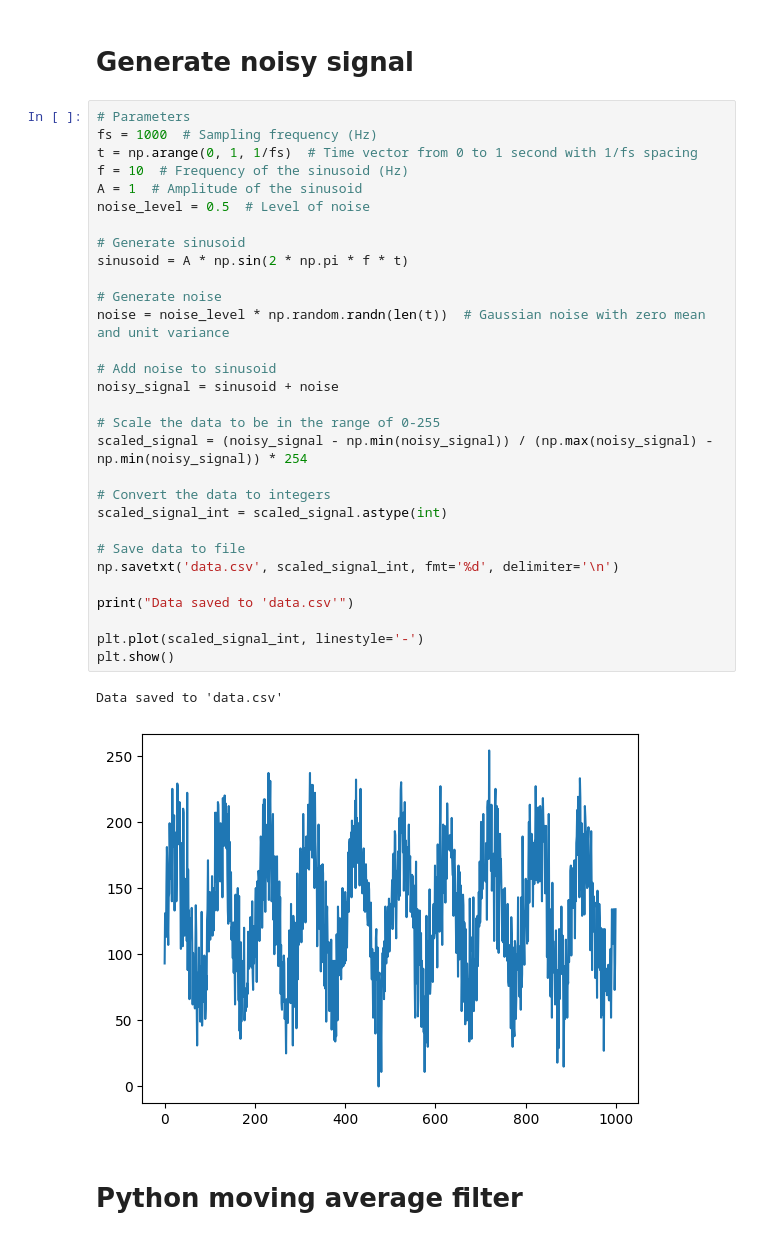
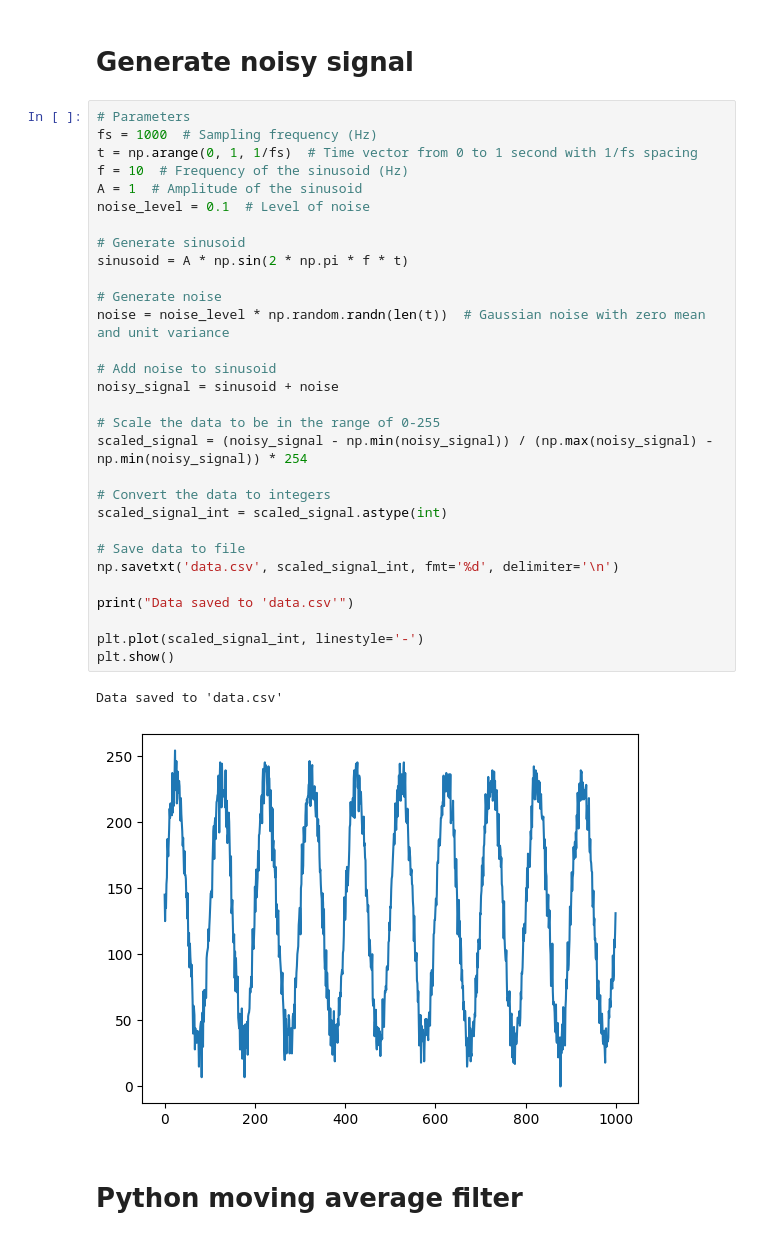
Before and after one commit to murrayinglis/YODA, a Jupyter notebook: smoothing_filter.ipynb, the cells around one changed output. Drawn from its saved outputs; the diff is of its cells as text.

```diff
--- a/smoothing_filter.ipynb
+++ b/smoothing_filter.ipynb
@@ -8,35 +8,35 @@ import subprocess
 # Parameters
 fs = 1000  # Sampling frequency (Hz)
 t = np.arange(0, 1, 1/fs)  # Time vector from 0 to 1 second with 1/fs spacing
 f = 10  # Frequency of the sinusoid (Hz)
 A = 1  # Amplitude of the sinusoid
-noise_level = 0.5  # Level of noise
+noise_level = 0.1  # Level of noise
 
 # Generate sinusoid
 sinusoid = A * np.sin(2 * np.pi * f * t)
 
 # Generate noise
 noise = noise_level * np.random.randn(len(t))  # Gaussian noise with zero mean and unit variance
 
 # Add noise to sinusoid
 noisy_signal = sinusoid + noise
 
 # Scale the data to be in the range of 0-255
 scaled_signal = (noisy_signal - np.min(noisy_signal)) / (np.max(noisy_signal) - np.min(noisy_signal)) * 254
 
 # Convert the data to integers
 scaled_signal_int = scaled_signal.astype(int)
 
 # Save data to file
 np.savetxt('data.csv', scaled_signal_int, fmt='%d', delimiter='\n')
 
 print("Data saved to 'data.csv'")
 
 plt.plot(scaled_signal_int, linestyle='-')
 plt.show()
 # %% [output]
 Data saved to 'data.csv'
-[figure, old version]
+[figure, new version]
 # %% [markdown]
 # Python moving average filter
 # %%
```
Also changed, not shown: parts of 2 cells of this notebook, 1 other file.
